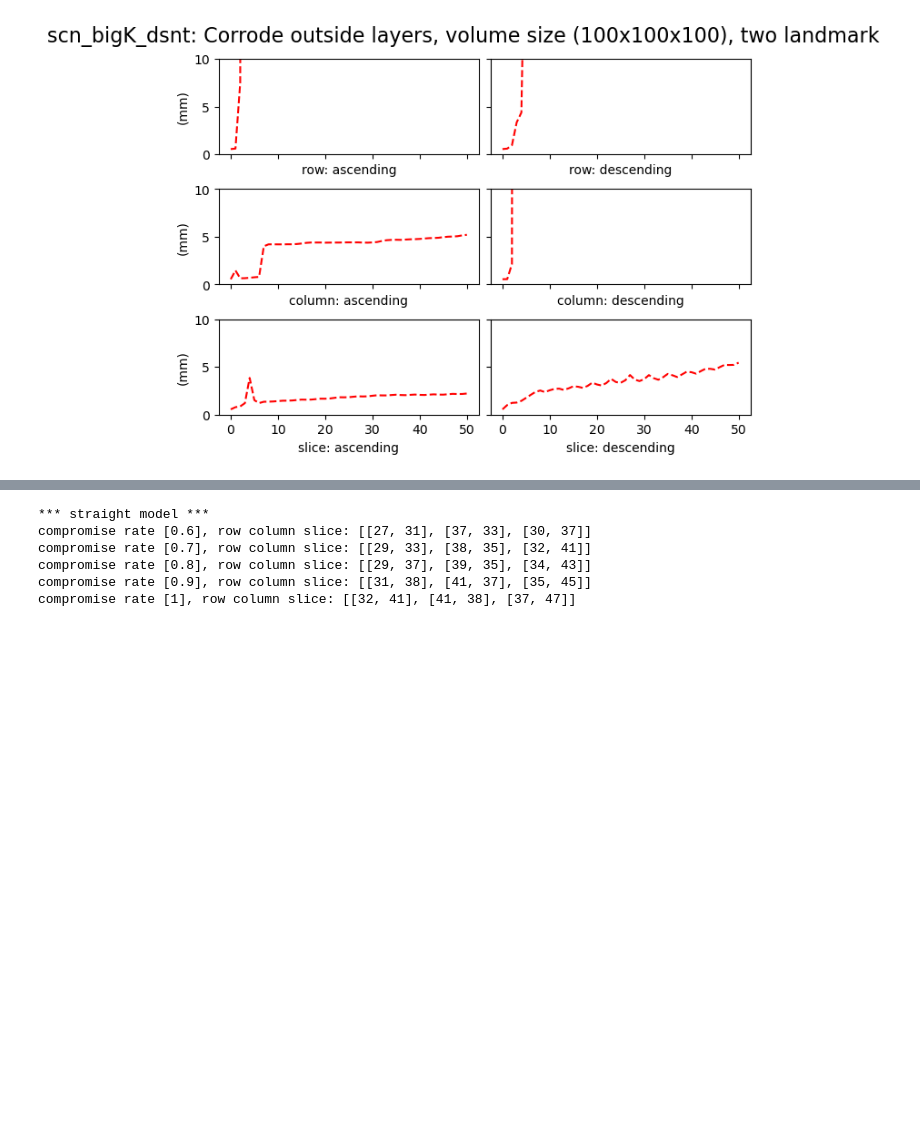
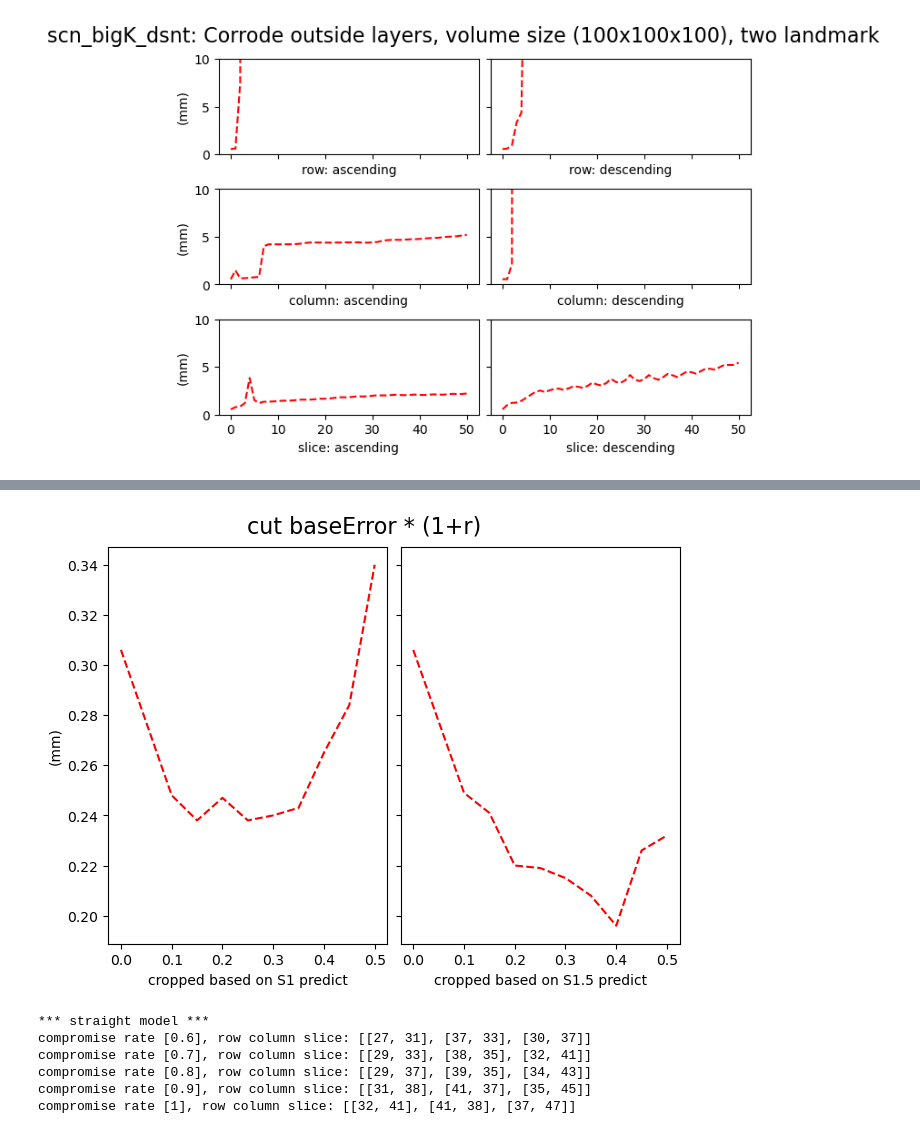
Before and after one commit to acherking/CT-MRI_LandmarkDetection, a Jupyter notebook: notebook/step_2_model.ipynb, the cells around one changed output, grey strips where cells are left out. Drawn from its saved outputs; the diff is of its cells as text; code cells hidden in the pictures; blank space fills up the shorter version.

```diff
--- a/notebook/step_2_model.ipynb
+++ b/notebook/step_2_model.ipynb
@@ -335,3 +426,25 @@ compromise rate [0.5], row column slice: [[26, 29], [35, 31], [29, 33]]
+# %%
+s1_errs = [0.306, 0.248, 0.238, 0.247, 0.238, 0.24, 0.243, 0.265, 0.284, 0.34]
+s1a5_errs = [0.306, 0.249, 0.241, 0.22, 0.219, 0.215, 0.208, 0.196, 0.226, 0.232]
+# %%
+from matplotlib import pyplot
+
+corroded_layers = [0., 0.1,  0.15, 0.2,  0.25, 0.3,  0.35, 0.4,  0.45, 0.5 ]
+figure, axis = pyplot.subplots(1, 2, sharex=True, sharey=True, constrained_layout=True)
+
+figure.suptitle("cut baseError * (1+r)", fontsize=16)
+axis[0].plot(corroded_layers, s1_errs, 'r--')
+axis[0].set_xlabel("cropped based on S1 predict")
+# Cut from end to Row descending order
+axis[1].plot(corroded_layers, s1a5_errs, 'r--')
+axis[1].set_xlabel("cropped based on S1.5 predict")
+
+# pyplot.setp(axs[-1, :], xlabel='corrode num')
+pyplot.setp(axis[0], ylabel='(mm)')
+
+pyplot.show()
+# %% [output]
+[figure, added]
 # %%
 find_cut_base_error(straight_model_corrode_asym_rcs_error[:, :, 0], [0.6, 0.7, 0.8, 0.9, 1], "straight model")
 # %% [output]
```
Also changed, not shown: parts of 4 cells of this notebook, 2 other files.
